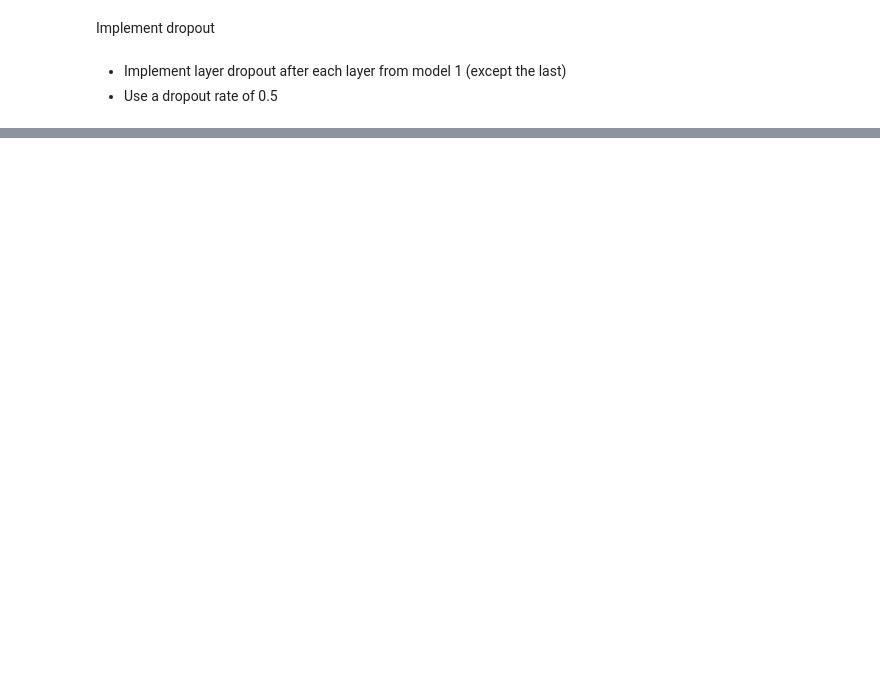
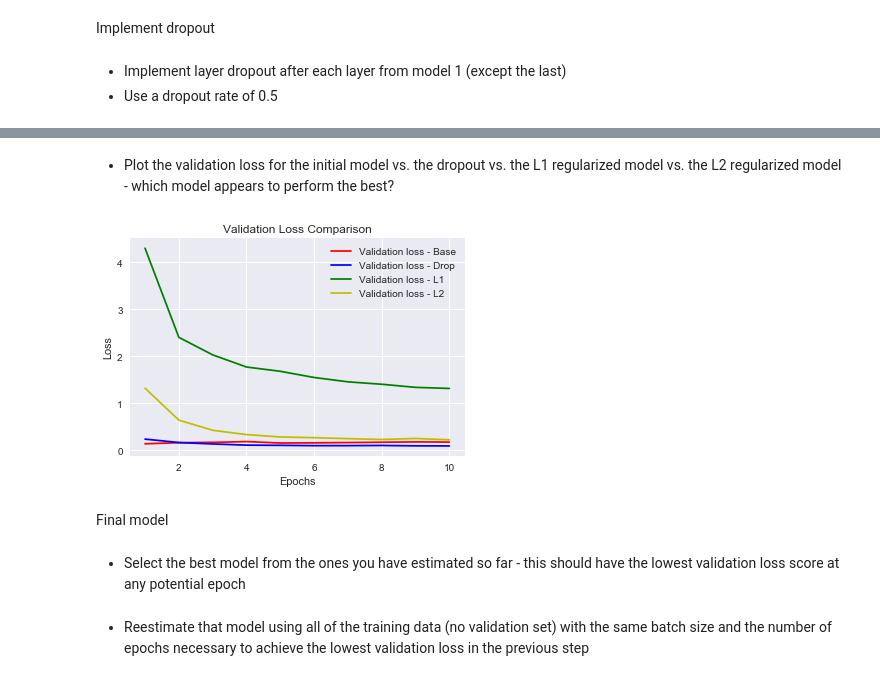
Before and after one commit to AlexanderTyan/FacebookPublicPosts, a Jupyter notebook: AlexanderTyan_PS3.ipynb, the cells around one changed output, grey strips where cells are left out. Saved outputs shown, nothing was run; the diff lists cells and outputs as text; code cells hidden in the pictures; blank space fills up the shorter version.

```diff
--- a/AlexanderTyan_PS3.ipynb
+++ b/AlexanderTyan_PS3.ipynb
@@ -152,0 +229,19 @@ Implement dropout
+# %%
+model_l2 = models.Sequential()
+model_l2.add(layers.Dense(hidden_nodes, kernel_regularizer=regularizers.l2(0.001),
+                          activation='relu', input_shape=(28 * 28,)))
+model_l2.add(layers.Dense(hidden_nodes, kernel_regularizer=regularizers.l2(0.001),
+                          activation='relu'))
+model_l2.add(layers.Dense(hidden_nodes, kernel_regularizer=regularizers.l2(0.001),
+                          activation='relu'))
+model_l2.add(layers.Dense(hidden_nodes, kernel_regularizer=regularizers.l2(0.001),
+                          activation='relu'))
+model_l2.add(layers.Dense(10, activation='softmax'))
+
+model_l2.compile(optimizer='rmsprop',
+                loss='categorical_crossentropy',
+                metrics=['accuracy'])
+
+history_l2 = model_l2.fit(partial_x_train, partial_y_train,
+                          epochs=epochs_num, batch_size=batch_size,
+                          validation_data=(x_val, y_val))
@@ -152,0 +266,28 @@ Implement dropout
+# %% [markdown]
+- Plot the validation loss for the initial model vs. the dropout vs. the L1 regularized model vs. the L2 regularized model - which model appears to perform the best?
+# %%
+plt.clf()   # clear figure
+
+val_l1 = history_l1.history['val_loss']
+val_l2 = history_l2.history['val_loss']
+
+epochs = range(1, len(acc) + 1)
+
+plt.plot(epochs, val_loss, 'r', label='Validation loss - Base')
+plt.plot(epochs, val_loss_drop, 'b', label='Validation loss - Drop')
+plt.plot(epochs, val_l1, 'g', label='Validation loss - L1')
+plt.plot(epochs, val_l2, 'y', label='Validation loss - L2')
+plt.title('Validation Loss Comparison')
+plt.xlabel('Epochs')
+plt.ylabel('Loss')
+plt.legend()
+
+plt.show()
+# %% [output]
+[figure, added]
+# %% [markdown]
+Final model
+# %% [markdown]
+- Select the best model from the ones you have estimated so far - this should have the lowest validation loss score at any potential epoch
+# %% [markdown]
+- Reestimate that model using all of the training data (no validation set) with the same batch size and the number of epochs necessary to achieve the lowest validation loss in the previous step
```
Also changed, not shown: parts of 27 cells of this notebook.
